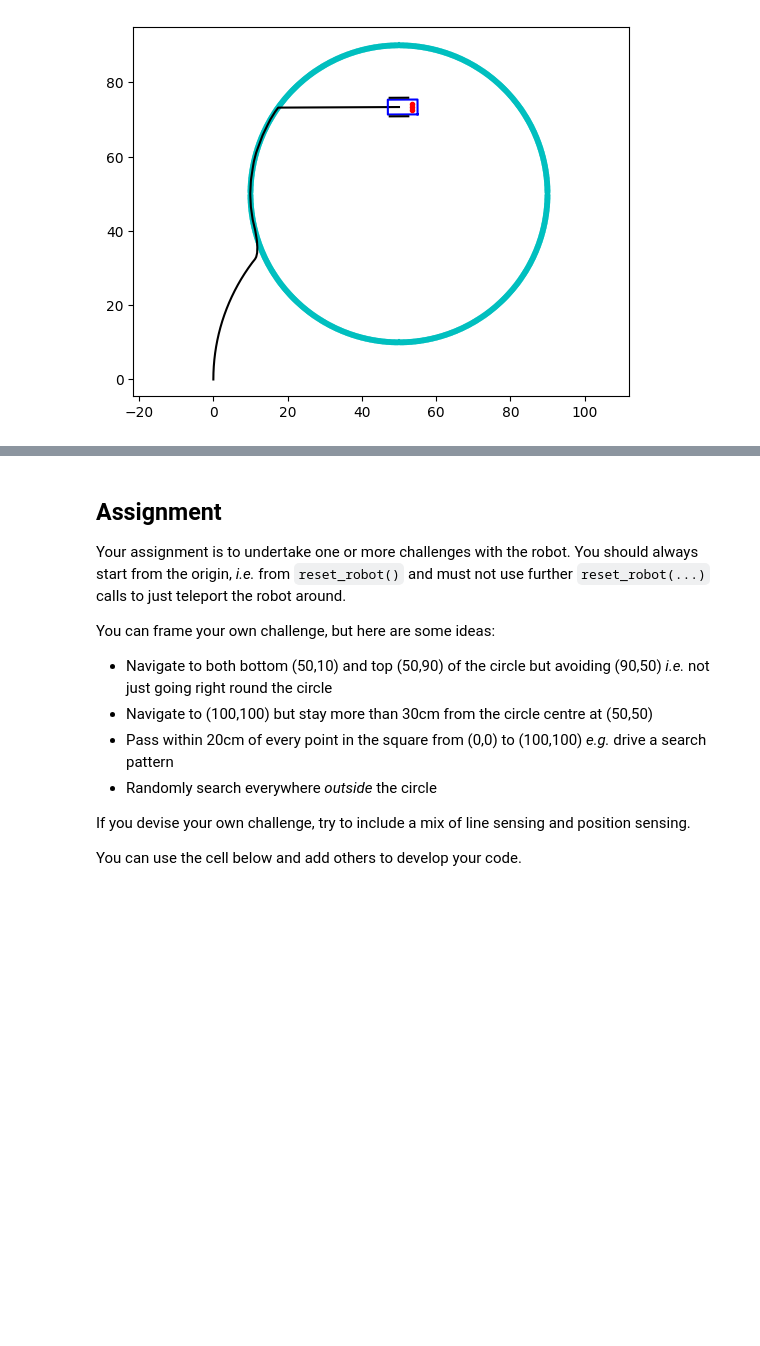
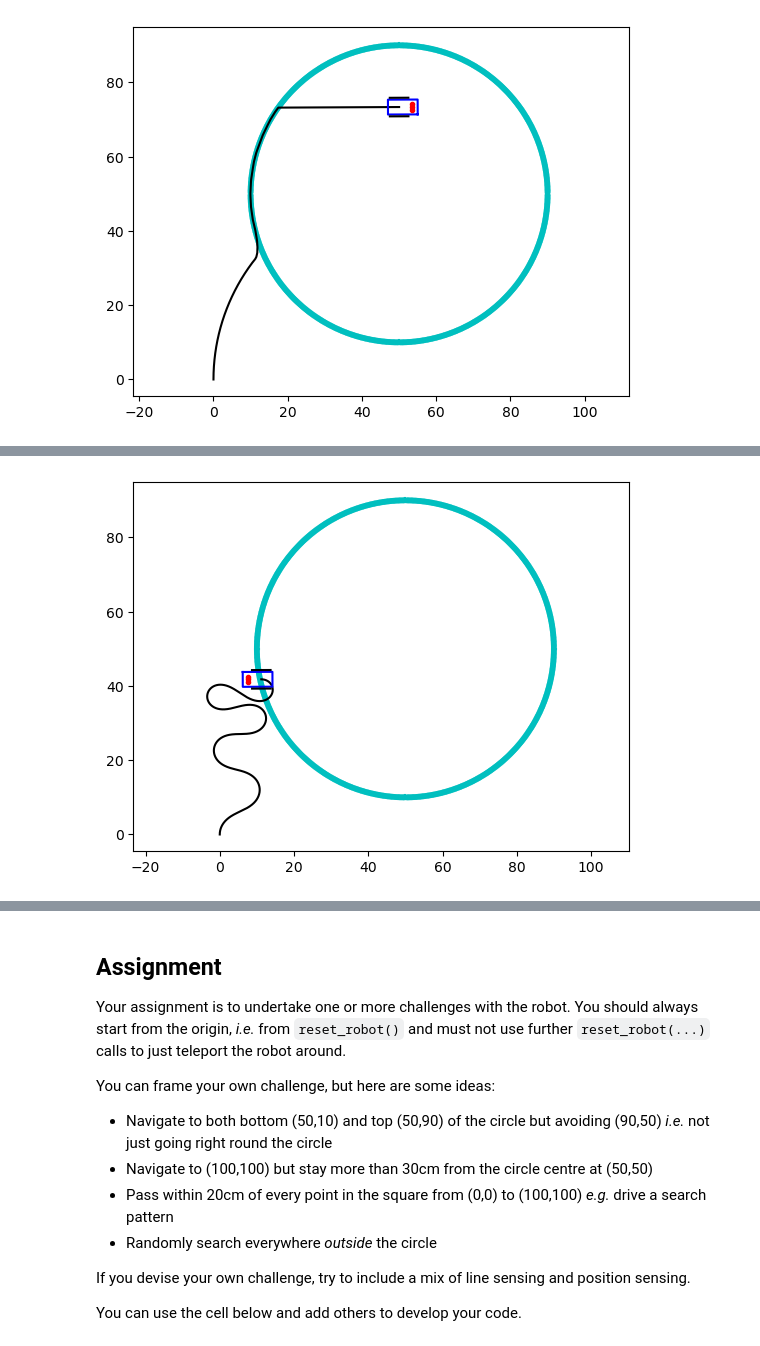
Before and after one commit to engmaths/SEMT10002_2024, a Jupyter notebook: consolidation_exercises/Week_05_robot/week_05_consolidation_robots.ipynb, the cells around one changed output, grey strips where cells are left out. Drawn from its saved outputs; the diff is of its cells as text; code cells hidden in the pictures; blank space fills up the shorter version.

```diff
--- a/consolidation_exercises/Week_05_robot/week_05_consolidation_robots.ipynb
+++ b/consolidation_exercises/Week_05_robot/week_05_consolidation_robots.ipynb
@@ -180,0 +185,11 @@ Should be at 50,75
+# %%
+reset_robot()
+target_x = 5.0
+gain = 0.1
+for ii in range(100):
+    error_x = target_x - position_x()
+    steer = gain*error_x
+    drive(1.0+steer,1.0-steer)
+plot_path()
+# %% [output]
+[figure, added]
```
Also changed, not shown: parts of 4 cells of this notebook.
